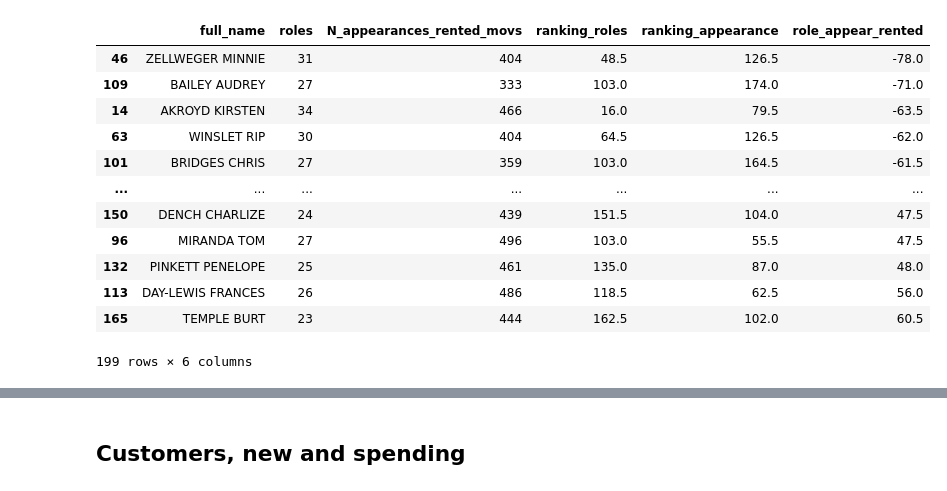
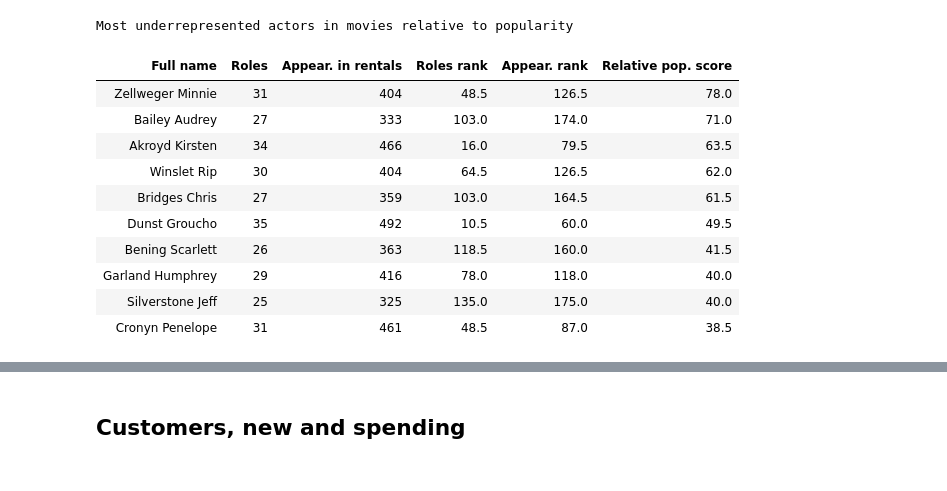
Before and after one commit to spaniel01/SQL_Python_sakila_data_analysis, a Jupyter notebook: Sakila_DB_analysis.ipynb, the cells around one changed output, grey strips where cells are left out. Cells and saved outputs as stored; diff of their text form; code cells hidden in the pictures.

```diff
--- a/Sakila_DB_analysis.ipynb
+++ b/Sakila_DB_analysis.ipynb
@@ -101,57 +241,47 @@ result_df.astype(int).sort_values().plot(kind="barh")
 # %%
-# 4. Movie popularity (no ranking)
-stat = db.select(category.c.name.label("genre"),
-                 film.c.title,
-                 db.func.count().label("N_rented")).\
-    select_from(film.join(film_category)).\
-        join(category).\
-            join(inventory).\
-                join(rental).\
-                    group_by(film.c.title).\
-                        order_by(db.desc("N_rented"))
-result_df = result_df_func(stat)
-
 # 5. Actor popularity (no ranking)
 # Part 1
 roles_tab_temp = db.select(
     db.func.concat(actor.c.last_name, " ", actor.c.first_name).label("full_name"),
     db.func.count().label("roles")).\
     select_from(film.join(film_actor)).\
         join(actor).\
             group_by("full_name").\
                 order_by(db.desc("roles")).\
                     cte("roles_tab_temp")
 # Part 2
 appearances_tab_temp = db.select(
     db.func.concat(actor.c.last_name, " ", actor.c.first_name).label("full_name"),
     db.func.count().label("N_appearances_rented_movs")).\
     select_from(film.join(film_actor)).\
         join(actor).join(inventory).\
             join(rental).group_by("full_name").\
                 order_by(db.desc("N_appearances_rented_movs")).\
                     cte("appearances_tab_temp")
 # Final query
 stat2 = db.select(
     roles_tab_temp.c.full_name,
     roles_tab_temp.c.roles,
     appearances_tab_temp.c.N_appearances_rented_movs).\
     select_from(roles_tab_temp.join(appearances_tab_temp, roles_tab_temp.c.full_name == appearances_tab_temp.c.full_name))
 result_df = result_df_func(stat2)
 result_df = result_df.assign(ranking_roles = result_df.roles.rank(ascending = False, method = "average"),
                  ranking_appearance = result_df.N_appearances_rented_movs.rank(ascending = False, method = "average"))
-result_df = result_df.assign(role_appear_rented = result_df.ranking_roles-result_df.ranking_appearance).sort_values("role_appear_rented")
+result_df["full_name"] = result_df["full_name"].str.title()
+result_df = result_df.assign(role_appear_rented = result_df.ranking_appearance-result_df.ranking_roles).sort_values("role_appear_rented", ascending = False)
+result_df = result_df.head(10).rename({"full_name":"Full name", "roles":"Roles", "N_appearances_rented_movs": "Appear. in rentals", "ranking_roles": "Roles rank", "ranking_appearance":"Appear. rank", "role_appear_rented":"Relative pop. score"}, axis = "columns")
+result_df = table_layout(result_df, "Most underrepresented actors in movies relative to popularity")
 display(result_df)
 # %% [output]
+Most underrepresented actors in movies relative to popularity
-|  | full_name | roles | N_appearances_rented_movs | ranking_roles | ranking_appearance | role_appear_rented |
-| 46 | ZELLWEGER MINNIE | 31 | 404 | 48.5 | 126.5 | -78.0 |
-| 109 | BAILEY AUDREY | 27 | 333 | 103.0 | 174.0 | -71.0 |
-| 14 | AKROYD KIRSTEN | 34 | 466 | 16.0 | 79.5 | -63.5 |
-| 63 | WINSLET RIP | 30 | 404 | 64.5 | 126.5 | -62.0 |
-| 101 | BRIDGES CHRIS | 27 | 359 | 103.0 | 164.5 | -61.5 |
-| ... | ... | ... | ... | ... | ... | ... |
-| 150 | DENCH CHARLIZE | 24 | 439 | 151.5 | 104.0 | 47.5 |
-| 96 | MIRANDA TOM | 27 | 496 | 103.0 | 55.5 | 47.5 |
-| 132 | PINKETT PENELOPE | 25 | 461 | 135.0 | 87.0 | 48.0 |
-| 113 | DAY-LEWIS FRANCES | 26 | 486 | 118.5 | 62.5 | 56.0 |
-| 165 | TEMPLE BURT | 23 | 444 | 162.5 | 102.0 | 60.5 |
+| Full name | Roles | Appear. in rentals | Roles rank | Appear. rank | Relative pop. score |
+| Zellweger Minnie | 31 | 404 | 48.5 | 126.5 | 78.0 |
+| Bailey Audrey | 27 | 333 | 103.0 | 174.0 | 71.0 |
+| Akroyd Kirsten | 34 | 466 | 16.0 | 79.5 | 63.5 |
+| Winslet Rip | 30 | 404 | 64.5 | 126.5 | 62.0 |
+| Bridges Chris | 27 | 359 | 103.0 | 164.5 | 61.5 |
+| Dunst Groucho | 35 | 492 | 10.5 | 60.0 | 49.5 |
+| Bening Scarlett | 26 | 363 | 118.5 | 160.0 | 41.5 |
+| Garland Humphrey | 29 | 416 | 78.0 | 118.0 | 40.0 |
+| Silverstone Jeff | 25 | 325 | 135.0 | 175.0 | 40.0 |
+| Cronyn Penelope | 31 | 461 | 48.5 | 87.0 | 38.5 |
-199 rows × 6 columns
```
Also changed, not shown: parts of 45 cells of this notebook.
